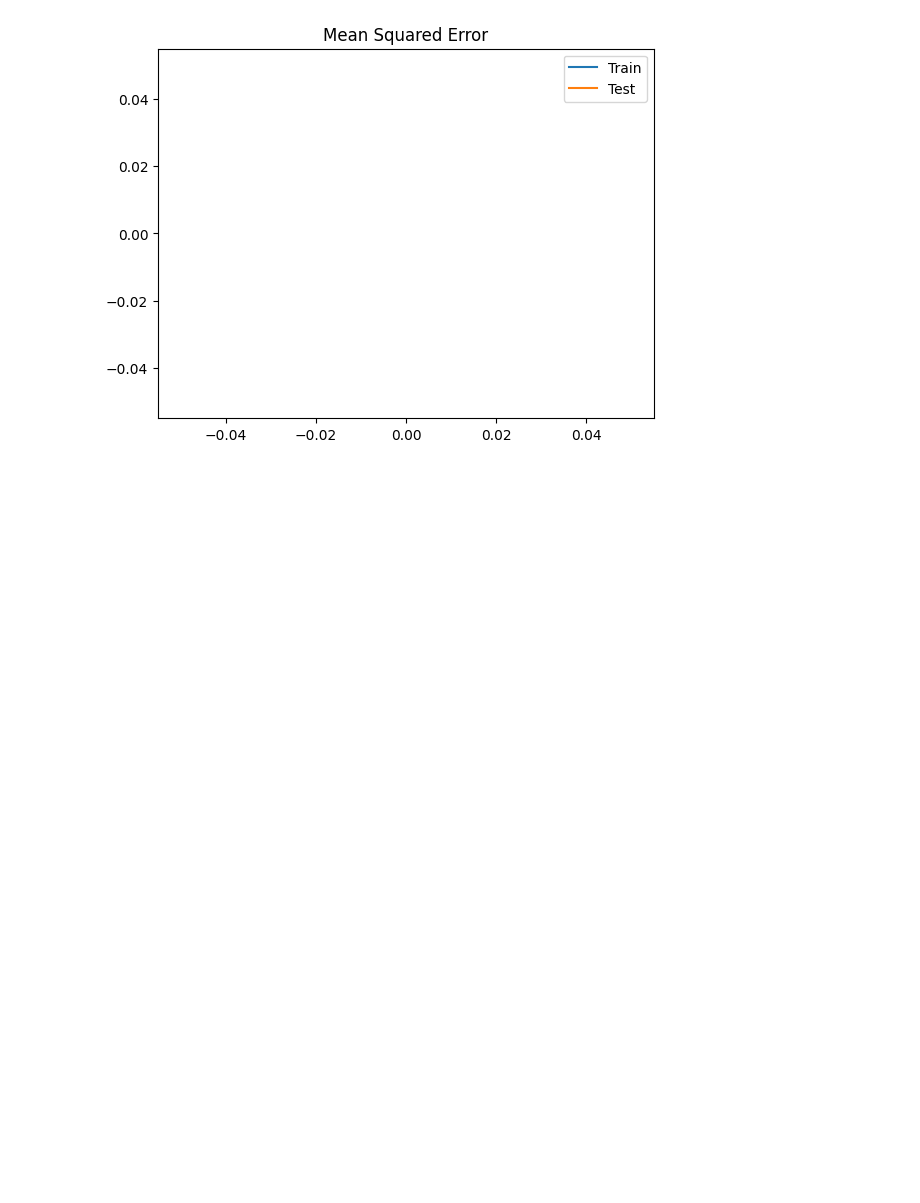
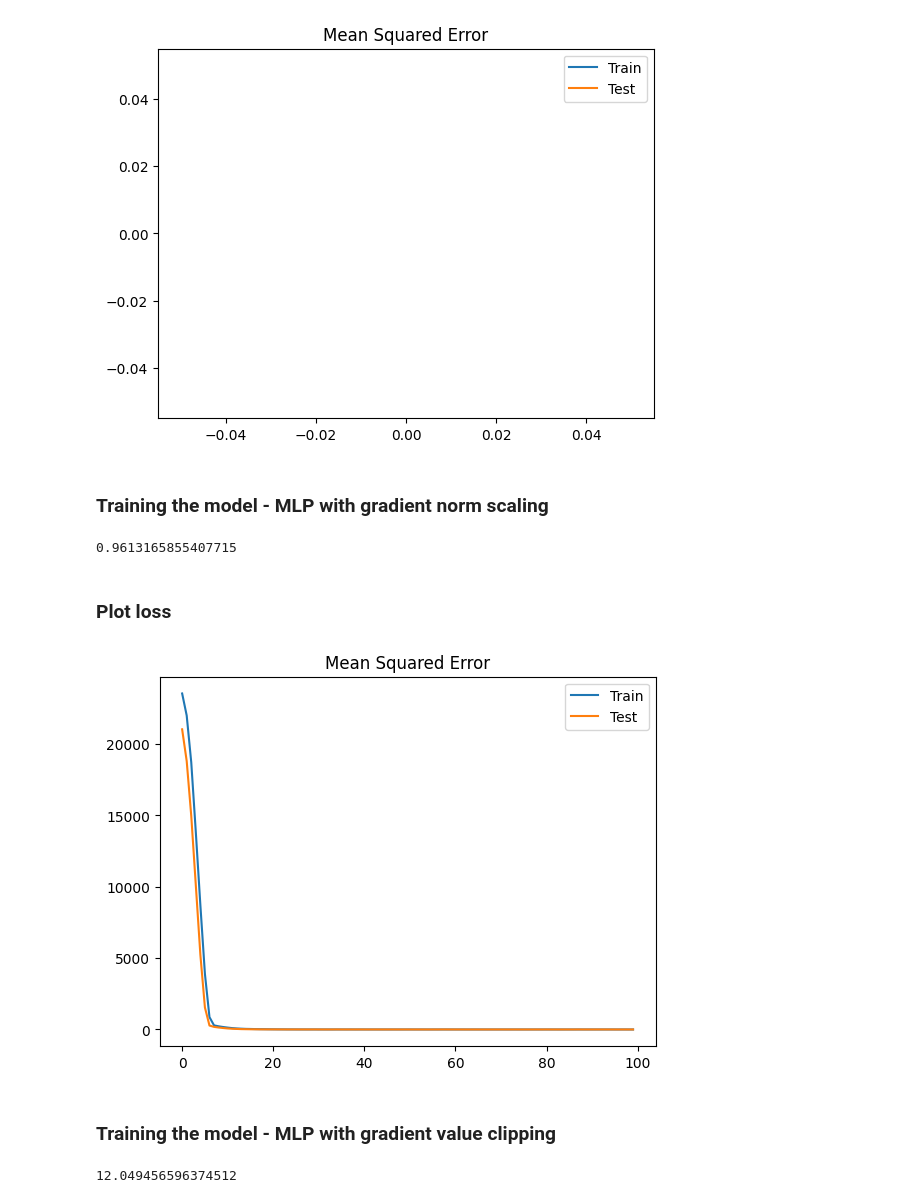
Before and after one commit to fabiogaiera/machine-learning-concepts, a Jupyter notebook: Exploding Gradient/Exploding Gradient Problem.ipynb, the cells around one changed output. Saved outputs shown, nothing was run; the diff lists cells and outputs as text; code cells hidden in the pictures; blank space fills up the shorter version.

Commit message:
Exploding Gradient Problem

```diff
--- a/Exploding Gradient/Exploding Gradient Problem.ipynb
+++ b/Exploding Gradient/Exploding Gradient Problem.ipynb
@@ -39,3 +39,28 @@ plt.legend()
 plt.show()
 # %% [output]
 [figure]
+# %% [markdown]
+### Training the model - MLP with gradient norm scaling
+# %%
+model = Sequential()
+model.add(Dense(25, input_dim=20, activation='relu', kernel_initializer='he_uniform'))
+model.add(Dense(1, activation='linear'))
+model.compile(loss='mean_squared_error', optimizer=SGD(learning_rate=0.01, momentum=0.9, clipnorm=1.0))
+history = model.fit(X_train, y_train, validation_data=(X_test, y_test), epochs=100, verbose=0)
+# %%
+test_mse = model.evaluate(X_test, y_test, verbose=0)
+print(test_mse)
+# %% [output]
+0.9613165855407715
+# %% [markdown]
+### Plot loss
+# %%
+plt.title('Mean Squared Error')
+plt.plot(history.history['loss'], label='Train')
+plt.plot(history.history['val_loss'], label='Test')
+plt.legend()
+plt.show()
+# %% [output]
+[figure, added]
+# %% [markdown]
+### Training the model - MLP with gradient value clipping
@@ -41,0 +73,5 @@ plt.show()
+# %%
+test_mse = model.evaluate(X_test, y_test, verbose=0)
+print(test_mse)
+# %% [output]
+12.049456596374512
```
Also changed, not shown: parts of 4 cells of this notebook.
